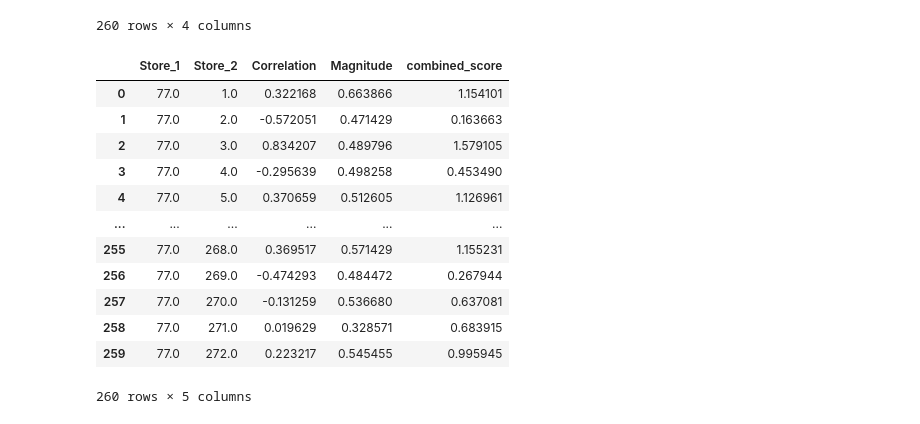
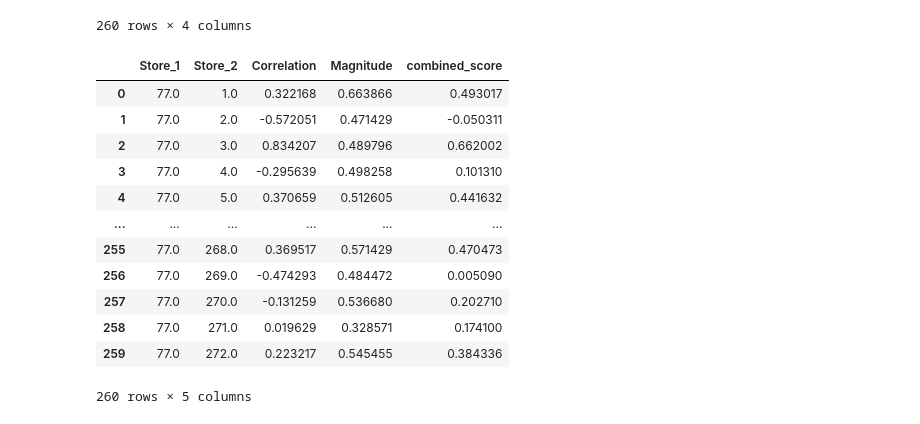
Before and after one commit to nyinyibo-ui/QuantiumProject-Forage-, a Jupyter notebook: task2.ipynb, the cells around one changed output. Cells and saved outputs as stored; diff of their text form; code cells hidden in the pictures.

```diff
--- a/task2.ipynb
+++ b/task2.ipynb
@@ -451,19 +451,19 @@ score_nCus
 260 rows × 4 columns
 # %%
 #Combined Score
-score_nCus["combined_score"]=(corr_score+score_nCus["Correlation"]+corr_score*score_nCus["Magnitude"])
+score_nCus["combined_score"]=(corr_score*score_nCus["Correlation"]+corr_score*score_nCus["Magnitude"])
 score_nCus
 # %% [output]
 |  | Store_1 | Store_2 | Correlation | Magnitude | combined_score |
-| 0 | 77.0 | 1.0 | 0.322168 | 0.663866 | 1.154101 |
-| 1 | 77.0 | 2.0 | -0.572051 | 0.471429 | 0.163663 |
-| 2 | 77.0 | 3.0 | 0.834207 | 0.489796 | 1.579105 |
-| 3 | 77.0 | 4.0 | -0.295639 | 0.498258 | 0.453490 |
-| 4 | 77.0 | 5.0 | 0.370659 | 0.512605 | 1.126961 |
+| 0 | 77.0 | 1.0 | 0.322168 | 0.663866 | 0.493017 |
+| 1 | 77.0 | 2.0 | -0.572051 | 0.471429 | -0.050311 |
+| 2 | 77.0 | 3.0 | 0.834207 | 0.489796 | 0.662002 |
+| 3 | 77.0 | 4.0 | -0.295639 | 0.498258 | 0.101310 |
+| 4 | 77.0 | 5.0 | 0.370659 | 0.512605 | 0.441632 |
 | ... | ... | ... | ... | ... | ... |
-| 255 | 77.0 | 268.0 | 0.369517 | 0.571429 | 1.155231 |
-| 256 | 77.0 | 269.0 | -0.474293 | 0.484472 | 0.267944 |
-| 257 | 77.0 | 270.0 | -0.131259 | 0.536680 | 0.637081 |
-| 258 | 77.0 | 271.0 | 0.019629 | 0.328571 | 0.683915 |
-| 259 | 77.0 | 272.0 | 0.223217 | 0.545455 | 0.995945 |
+| 255 | 77.0 | 268.0 | 0.369517 | 0.571429 | 0.470473 |
+| 256 | 77.0 | 269.0 | -0.474293 | 0.484472 | 0.005090 |
+| 257 | 77.0 | 270.0 | -0.131259 | 0.536680 | 0.202710 |
+| 258 | 77.0 | 271.0 | 0.019629 | 0.328571 | 0.174100 |
+| 259 | 77.0 | 272.0 | 0.223217 | 0.545455 | 0.384336 |
 260 rows × 5 columns
```
Also changed, not shown: parts of 15 cells of this notebook.
